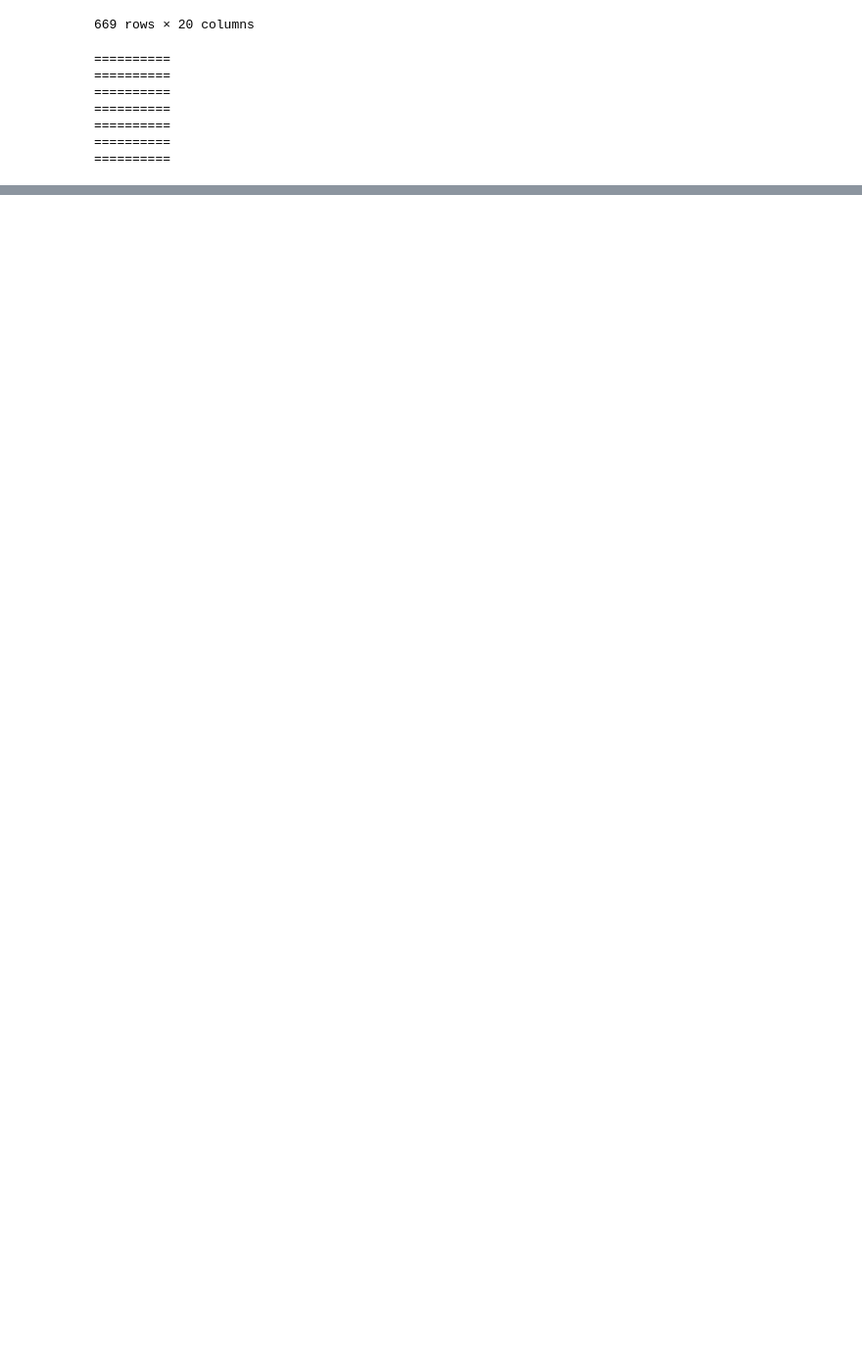
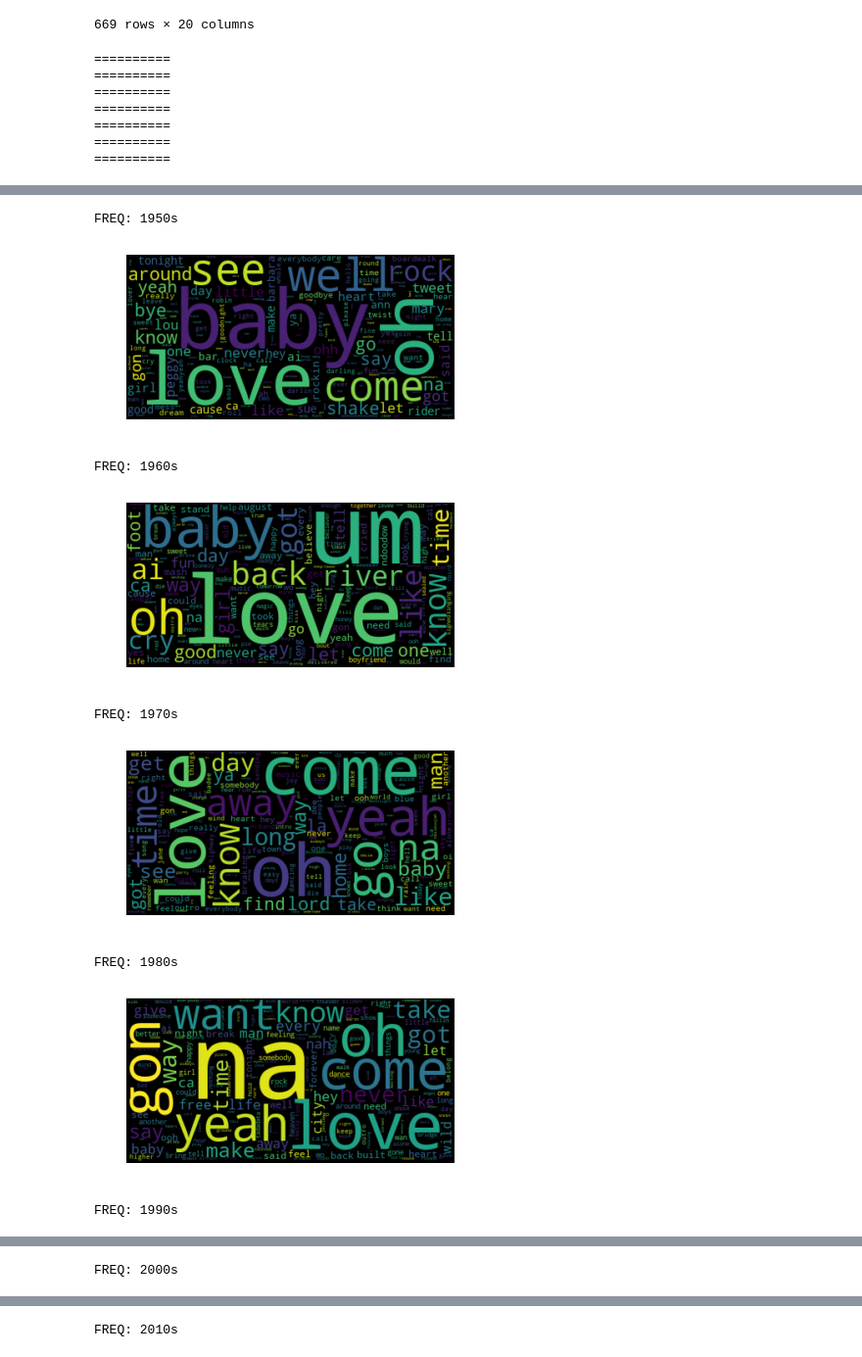
Before and after one commit to hackerman084/MusicOverTheDecades, a Jupyter notebook: Spotify Final.ipynb, the cells around one changed output, grey strips where cells are left out. Shown at 98% size. Cells and saved outputs as stored; diff of their text form; code cells hidden in the pictures; blank space fills up the shorter version.

```diff
--- a/Spotify Final.ipynb
+++ b/Spotify Final.ipynb
@@ -435,0 +451,15 @@ for key, value in decade_lyrics.items():
+# %%
+for key, value in frequencies.items():
+    print("FREQ: "+key)
+    fdist1 = nltk.FreqDist(value)
+    display_wordcloud(generate_frequency_wordcloud(fdist1))
+# %% [output]
+FREQ: 1950s
+[figure, added]
+FREQ: 1960s
+[figure, added]
+FREQ: 1970s
+[figure, added]
+FREQ: 1980s
+[figure, added]
+FREQ: 1990s
@@ -435,0 +467 @@ for key, value in decade_lyrics.items():
+FREQ: 2000s
@@ -435,0 +469 @@ for key, value in decade_lyrics.items():
+FREQ: 2010s
```
Also changed, not shown: parts of 10 cells of this notebook.
